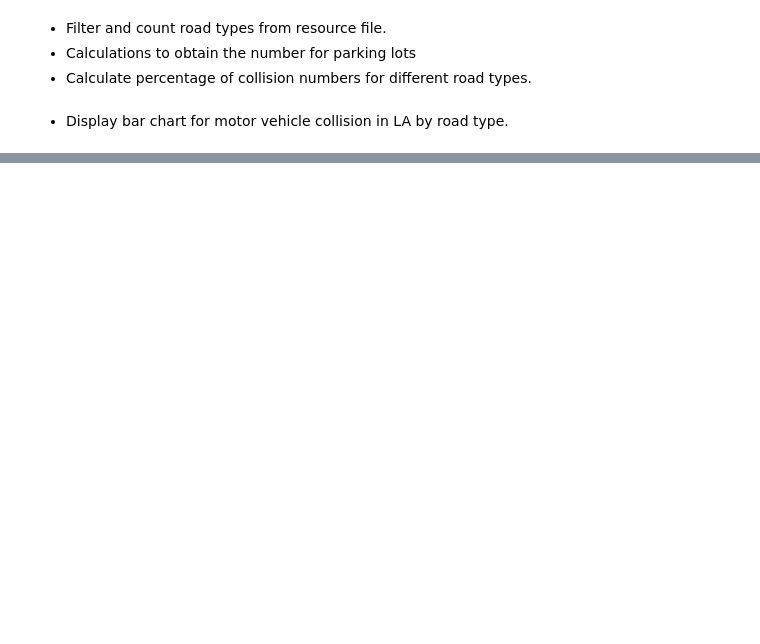
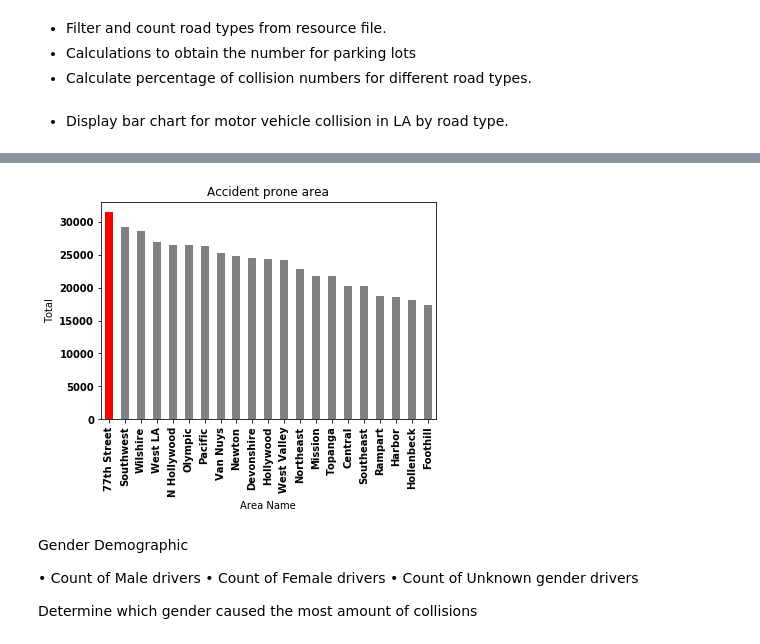
Before and after one commit to Armayni/ProjectOne, a Jupyter notebook: TrendAnalysis_motorVehicleAccidents.ipynb, the cells around one changed output, grey strips where cells are left out. Cells and saved outputs as stored; diff of their text form; code cells hidden in the pictures; blank space fills up the shorter version.

```diff
--- a/TrendAnalysis_motorVehicleAccidents.ipynb
+++ b/TrendAnalysis_motorVehicleAccidents.ipynb
@@ -273,0 +271,6 @@ plt.savefig("Images/Num_coll_vs_roadTypes.png")
+# %%
+collision_df2 = collision_df
+
+collision_df2['Date Reported'] = pd.to_datetime(collision_df2['Date Reported']).dt.year # to take the year
+collision_df2['Date Occurred'] = pd.to_datetime(collision_df2['Date Occurred']).dt.year
+collision_df2.head()
@@ -273,0 +294,5 @@ plt.savefig("Images/Num_coll_vs_roadTypes.png")
+# %%
+
+location = collision_df2['Area Name'].value_counts()
+
+location
@@ -273,0 +317,15 @@ plt.savefig("Images/Num_coll_vs_roadTypes.png")
+# %%
+lst = ["#808080"] * 20
+Location_chart = location.plot(kind="bar", title="Accident prone area", color = ['#ff0000'] + lst)
+Location_chart.set_xlabel("Area Name")
+Location_chart.set_ylabel("Total")
+
+plt.savefig("Images/location.png",bbox_inches="tight")
+# %% [output]
+[figure, added]
+# %% [markdown]
+Gender Demographic
+
+• Count of Male drivers • Count of Female drivers • Count of Unknown gender drivers
+
+Determine which gender caused the most amount of collisions
```
Also changed, not shown: parts of 33 cells of this notebook.
